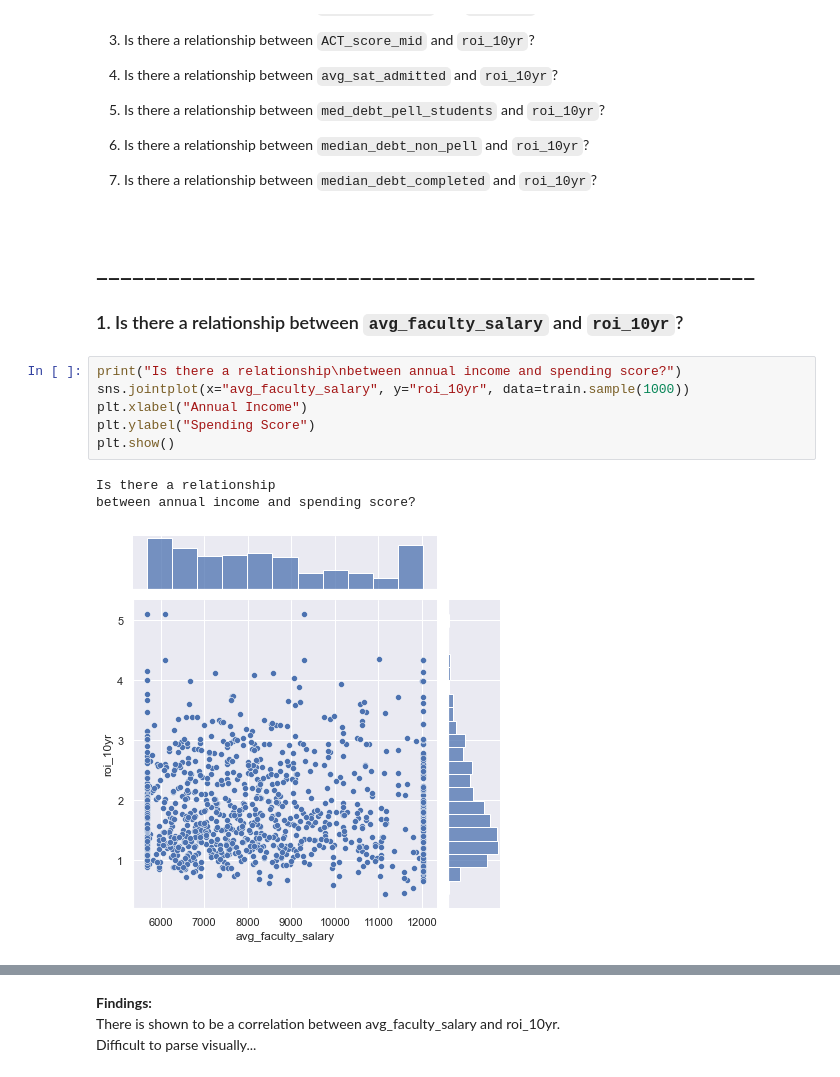
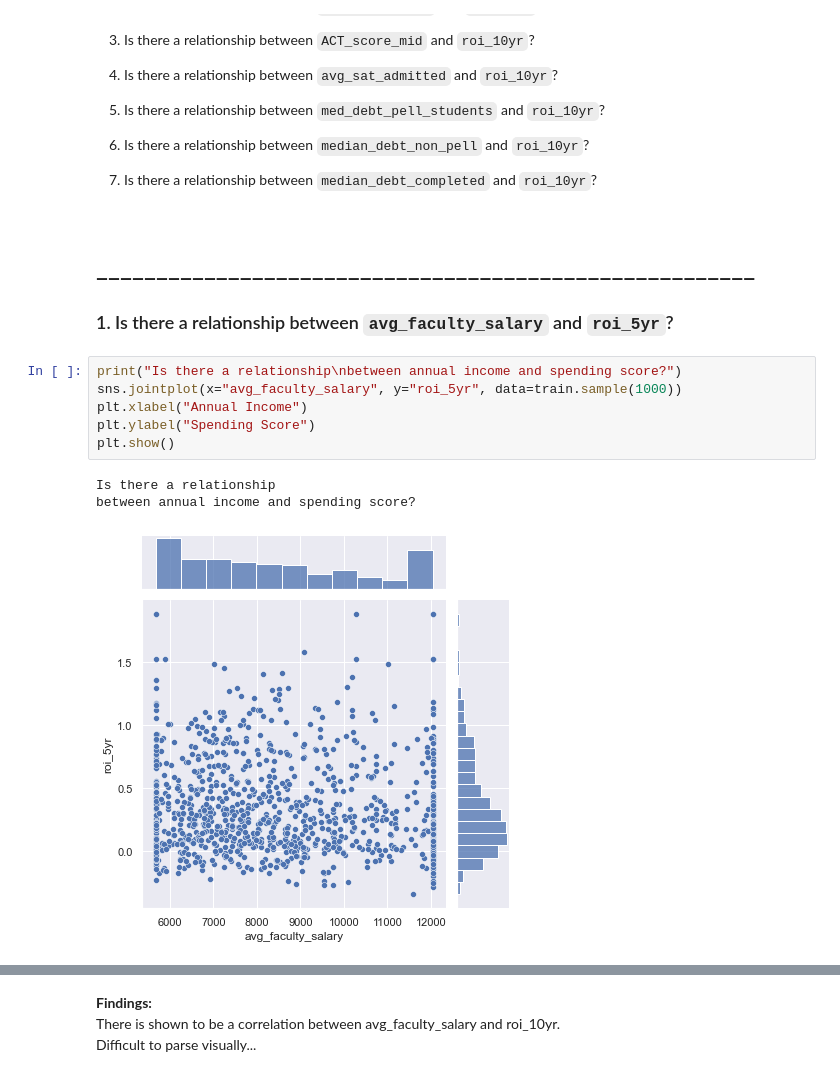
Before and after one commit to CDM-College-ROI/capstone_working_repo, a Jupyter notebook: ds_folder/explore_workbook.ipynb, the cells around one changed output, grey strips where cells are left out. Saved outputs shown, nothing was run; the diff lists cells and outputs as text.

```diff
--- a/ds_folder/explore_workbook.ipynb
+++ b/ds_folder/explore_workbook.ipynb
@@ -1175,17 +1175,17 @@ train.med_debt_pell_students.isnull().sum()
 7. Is there a relationship between `median_debt_completed` and `roi_10yr`?
 # %% [markdown]
 # _______________________________________________________ #
-### 1. Is there a relationship between `avg_faculty_salary` and `roi_10yr`?
+### 1. Is there a relationship between `avg_faculty_salary` and `roi_5yr`?
 # %%
 print("Is there a relationship\nbetween annual income and spending score?")
-sns.jointplot(x="avg_faculty_salary", y="roi_10yr", data=train.sample(1000))
+sns.jointplot(x="avg_faculty_salary", y="roi_5yr", data=train.sample(1000))
 plt.xlabel("Annual Income")
 plt.ylabel("Spending Score")
 plt.show()
 # %% [output]
 Is there a relationship
 between annual income and spending score?
-[figure, old version]
+[figure, new version]
 # %%
 # Use the scipy stats function pearsonr to calculate the correlation coefficient and the p-value.
 alpha = 0.05
```
Also changed, not shown: parts of 16 cells of this notebook, 3 other files.
